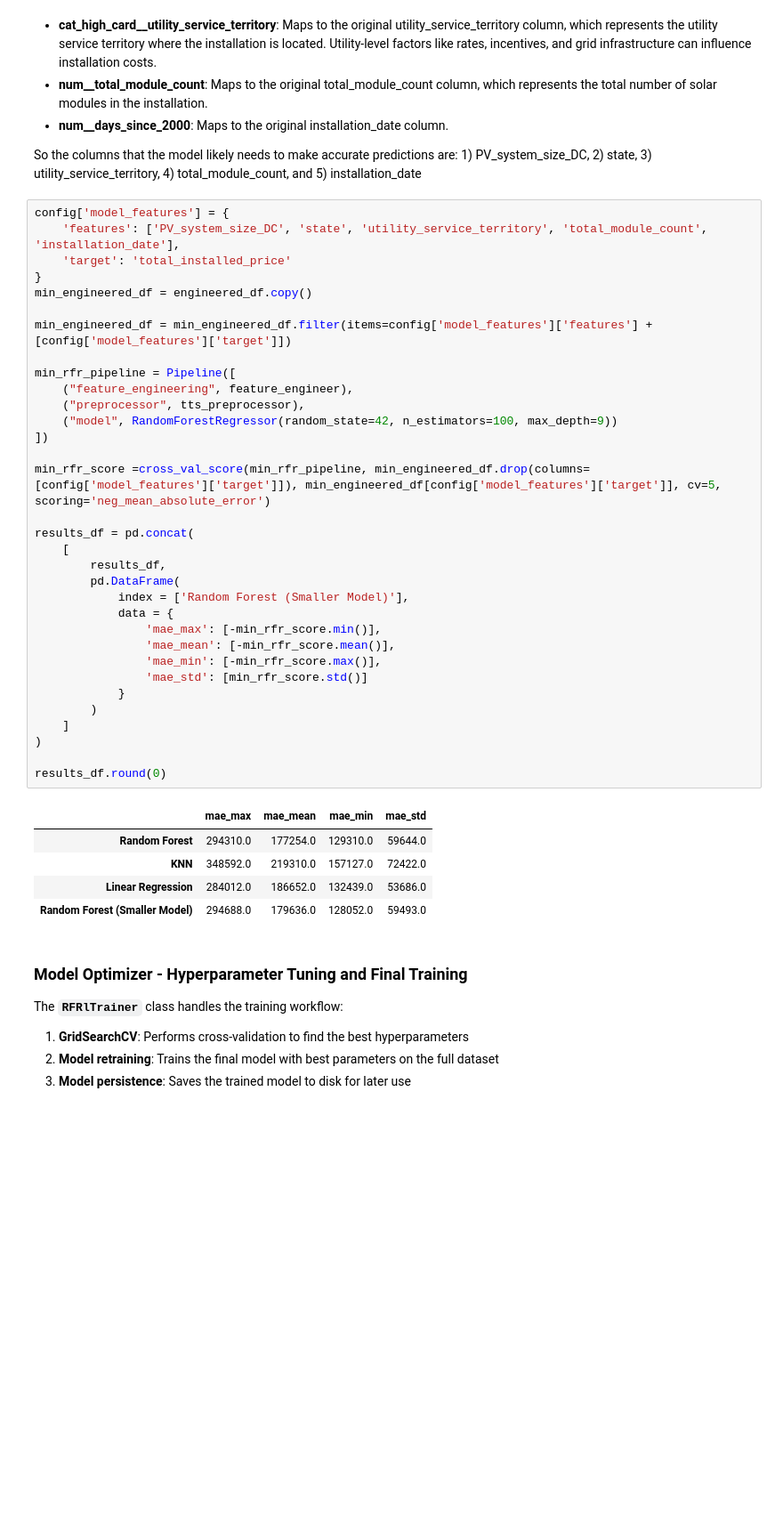
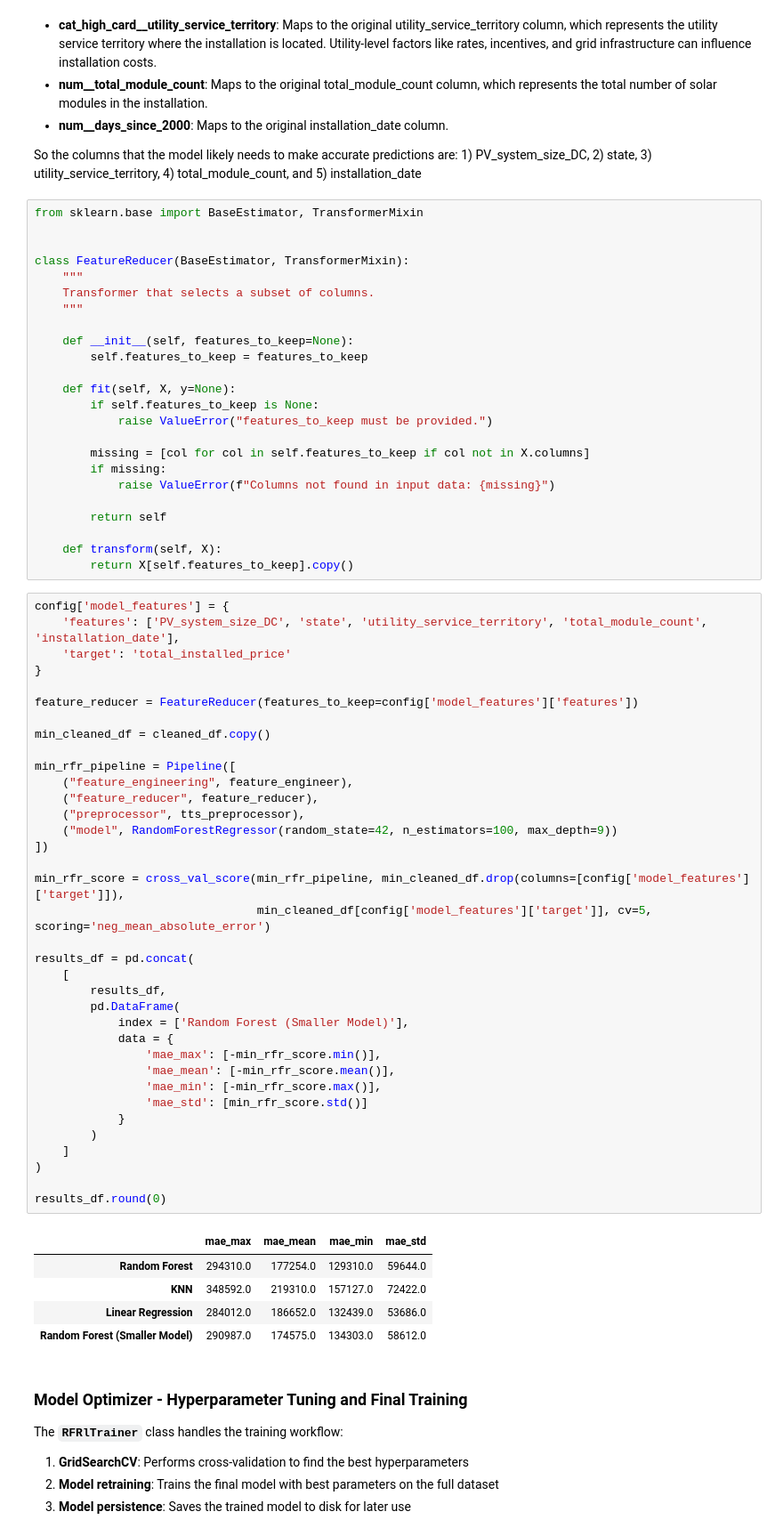
Before and after one commit to cwhitz/solar-capex-estimator, a Jupyter notebook: notebooks/Model_Development.ipynb, the cells around one changed output. Shown at 89% size. Saved outputs shown, nothing was run; the diff lists cells and outputs as text; blank space fills up the shorter version.

```diff
--- a/notebooks/Model_Development.ipynb
+++ b/notebooks/Model_Development.ipynb
@@ -1012,45 +1006,72 @@ The five columns are:
 - **num__days_since_2000**: Maps to the original installation_date column.
 
 So the columns that the model likely needs to make accurate predictions are: 1) PV_system_size_DC, 2) state, 3) utility_service_territory, 4) total_module_count, and 5) installation_date
+# %%
+from sklearn.base import BaseEstimator, TransformerMixin
+
+
+class FeatureReducer(BaseEstimator, TransformerMixin):
+    """
+    Transformer that selects a subset of columns.
+    """
+
+    def __init__(self, features_to_keep=None):
+        self.features_to_keep = features_to_keep
+
+    def fit(self, X, y=None):
+        if self.features_to_keep is None:
+            raise ValueError("features_to_keep must be provided.")
+
+        missing = [col for col in self.features_to_keep if col not in X.columns]
+        if missing:
+            raise ValueError(f"Columns not found in input data: {missing}")
+
+        return self
+
+    def transform(self, X):
+        return X[self.features_to_keep].copy()
 # %%
 config['model_features'] = {
     'features': ['PV_system_size_DC', 'state', 'utility_service_territory', 'total_module_count', 'installation_date'],
     'target': 'total_installed_price'
 }
-min_engineered_df = engineered_df.copy()
 
-min_engineered_df = min_engineered_df.filter(items=config['model_features']['features'] + [config['model_features']['target']])
+feature_reducer = FeatureReducer(features_to_keep=config['model_features']['features'])
+
+min_cleaned_df = cleaned_df.copy()
 
 min_rfr_pipeline = Pipeline([
     ("feature_engineering", feature_engineer),
+    ("feature_reducer", feature_reducer),
     ("preprocessor", tts_preprocessor),
     ("model", RandomForestRegressor(random_state=42, n_estimators=100, max_depth=9))
 ])
 
-min_rfr_score =cross_val_score(min_rfr_pipeline, min_engineered_df.drop(columns=[config['model_features']['target']]), min_engineered_df[config['model_features']['target']], cv=5, scoring='neg_mean_absolute_error')
+min_rfr_score = cross_val_score(min_rfr_pipeline, min_cleaned_df.drop(columns=[config['model_features']['target']]),
+                                min_cleaned_df[config['model_features']['target']], cv=5, scoring='neg_mean_absolute_error')
 
 results_df = pd.concat(
     [
         results_df,
         pd.DataFrame(
             index = ['Random Forest (Smaller Model)'],
             data = {
                 'mae_max': [-min_rfr_score.min()],
                 'mae_mean': [-min_rfr_score.mean()],
                 'mae_min': [-min_rfr_score.max()],
                 'mae_std': [min_rfr_score.std()]
             }
         )
     ]
 )
 
 results_df.round(0)
 # %% [output]
 |  | mae_max | mae_mean | mae_min | mae_std |
 | Random Forest | 294310.0 | 177254.0 | 129310.0 | 59644.0 |
 | KNN | 348592.0 | 219310.0 | 157127.0 | 72422.0 |
 | Linear Regression | 284012.0 | 186652.0 | 132439.0 | 53686.0 |
-| Random Forest (Smaller Model) | 294688.0 | 179636.0 | 128052.0 | 59493.0 |
+| Random Forest (Smaller Model) | 290987.0 | 174575.0 | 134303.0 | 58612.0 |
 # %% [markdown]
 ### Model Optimizer - Hyperparameter Tuning and Final Training
 
```
Also changed, not shown: parts of 12 cells of this notebook, 5 other files.
